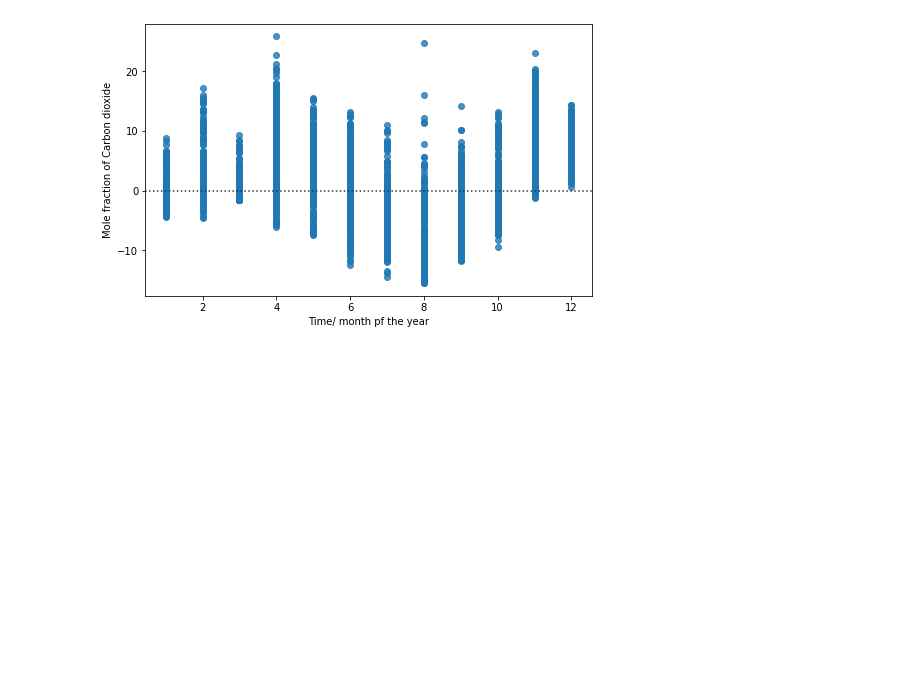
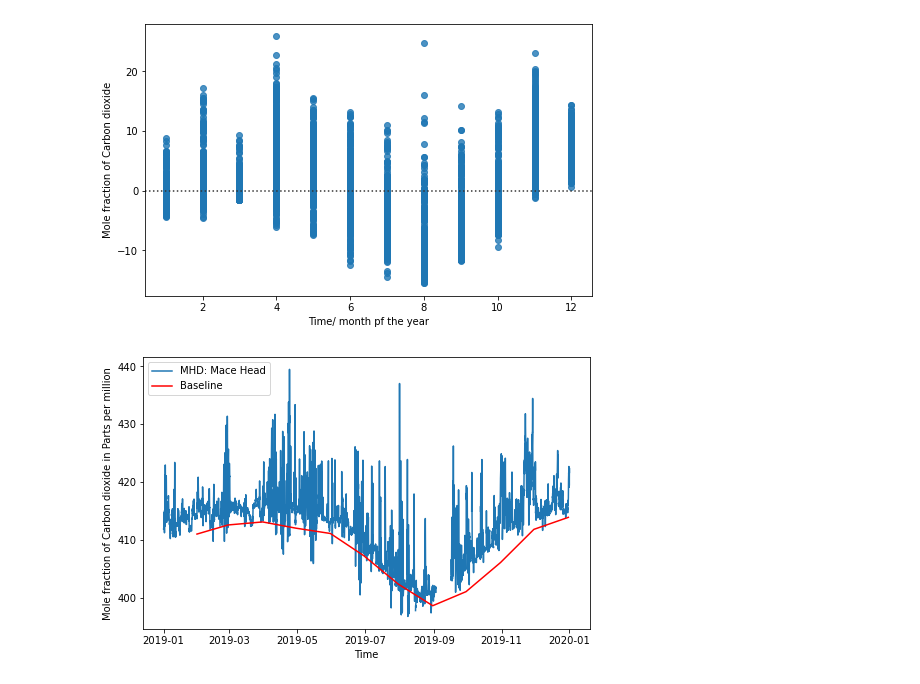
Before and after one commit to TJ-2003/Assessment2, a Jupyter notebook: instructions.ipynb, the cells around one changed output. Saved outputs shown, nothing was run; the diff lists cells and outputs as text; code cells hidden in the pictures; blank space fills up the shorter version.

```diff
--- a/instructions.ipynb
+++ b/instructions.ipynb
@@ -188,3 +215,7 @@ mhd_co2_data.multiplot_monthly_average(tac_co2_data)
 mhd_co2_data.residual_plot_month()
 # %% [output]
 [figure]
+# %%
+mhd_co2_data.baseline_plot()
+# %% [output]
+[figure, added]
```
Also changed, not shown: parts of 5 cells of this notebook, 1 other file.
